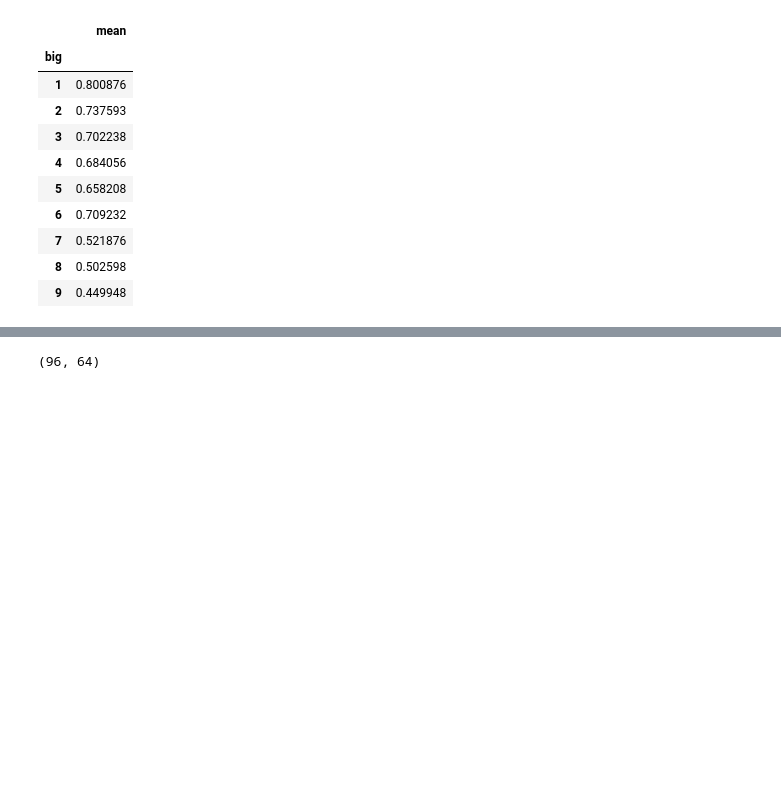
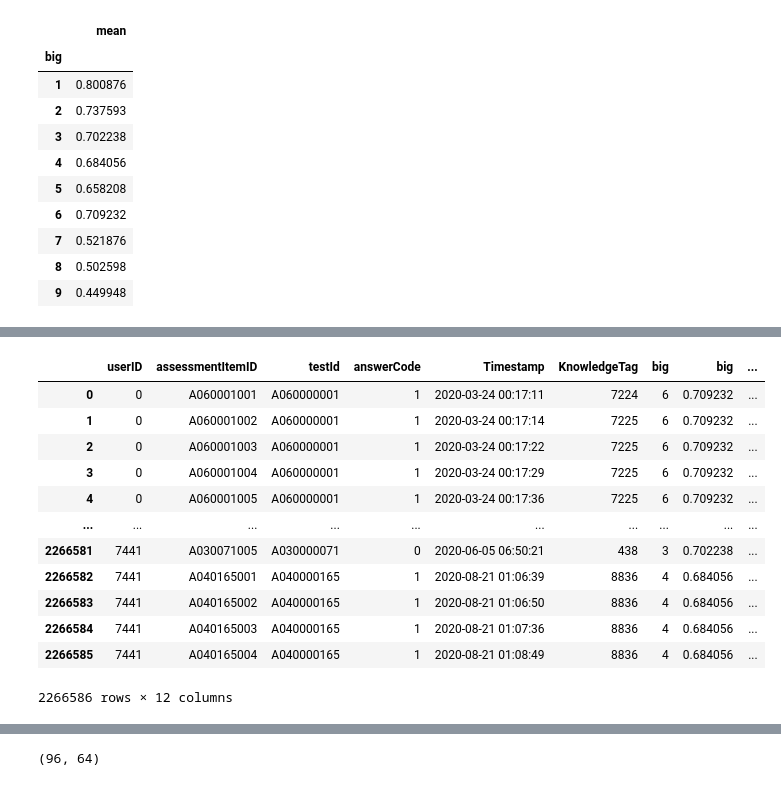
Before and after one commit to boostcampaitech4lv23recsys2/level2_dkt_recsys-level2-recsys-10, a Jupyter notebook: code/dkt/attention.ipynb, the cells around one changed output, grey strips where cells are left out. Drawn from its saved outputs; the diff is of its cells as text; code cells hidden in the pictures; blank space fills up the shorter version.

```diff
--- a/code/dkt/attention.ipynb
+++ b/code/dkt/attention.ipynb
@@ -65,0 +135,5 @@ df
+# %%
+correct = df.groupby(['assessmentItemID'])['answerCode'].agg(['mean', 'sum'])
+df.columns = ["assessment_mean", 'assessment_sum']
+
+df = pd.merge(df, correct_a, on=['assessmentItemID'], how="left")
@@ -65,0 +157,4 @@ df
+# %%
+df['month'] = df['Timestamp'].str[5:7]
+df['month'].astype(int)
+df['month_mean'] = df.groupby('month')['answerCode'].agg(['mean'])
@@ -65,0 +174,16 @@ df
+# %%
+df
+# %% [output]
+|  | userID | assessmentItemID | testId | answerCode | Timestamp | KnowledgeTag | big | big | ... |
+| 0 | 0 | A060001001 | A060000001 | 1 | 2020-03-24 00:17:11 | 7224 | 6 | 0.709232 | ... |
+| 1 | 0 | A060001002 | A060000001 | 1 | 2020-03-24 00:17:14 | 7225 | 6 | 0.709232 | ... |
+| 2 | 0 | A060001003 | A060000001 | 1 | 2020-03-24 00:17:22 | 7225 | 6 | 0.709232 | ... |
+| 3 | 0 | A060001004 | A060000001 | 1 | 2020-03-24 00:17:29 | 7225 | 6 | 0.709232 | ... |
+| 4 | 0 | A060001005 | A060000001 | 1 | 2020-03-24 00:17:36 | 7225 | 6 | 0.709232 | ... |
+| ... | ... | ... | ... | ... | ... | ... | ... | ... | ... |
+| 2266581 | 7441 | A030071005 | A030000071 | 0 | 2020-06-05 06:50:21 | 438 | 3 | 0.702238 | ... |
+| 2266582 | 7441 | A040165001 | A040000165 | 1 | 2020-08-21 01:06:39 | 8836 | 4 | 0.684056 | ... |
+| 2266583 | 7441 | A040165002 | A040000165 | 1 | 2020-08-21 01:06:50 | 8836 | 4 | 0.684056 | ... |
+| 2266584 | 7441 | A040165003 | A040000165 | 1 | 2020-08-21 01:07:36 | 8836 | 4 | 0.684056 | ... |
+| 2266585 | 7441 | A040165004 | A040000165 | 1 | 2020-08-21 01:08:49 | 8836 | 4 | 0.684056 | ... |
+2266586 rows × 12 columns
```
Also changed, not shown: parts of 12 cells of this notebook, 6 other files.
